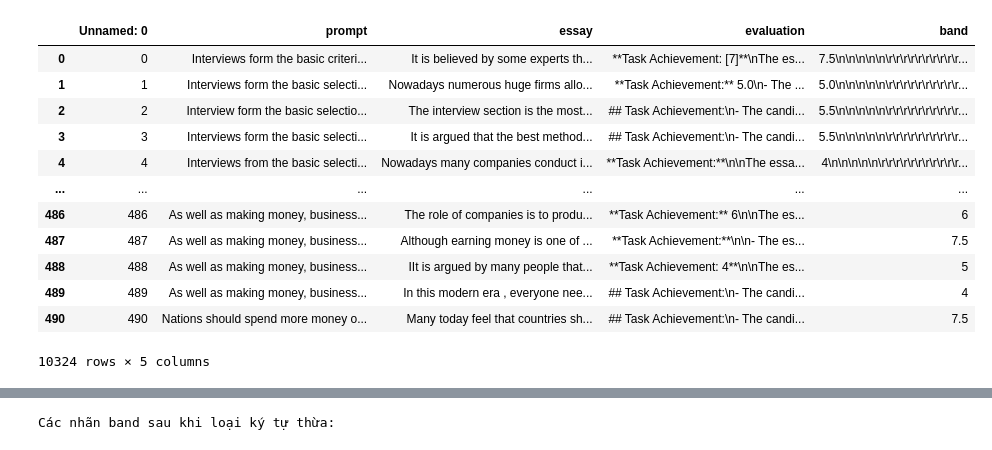
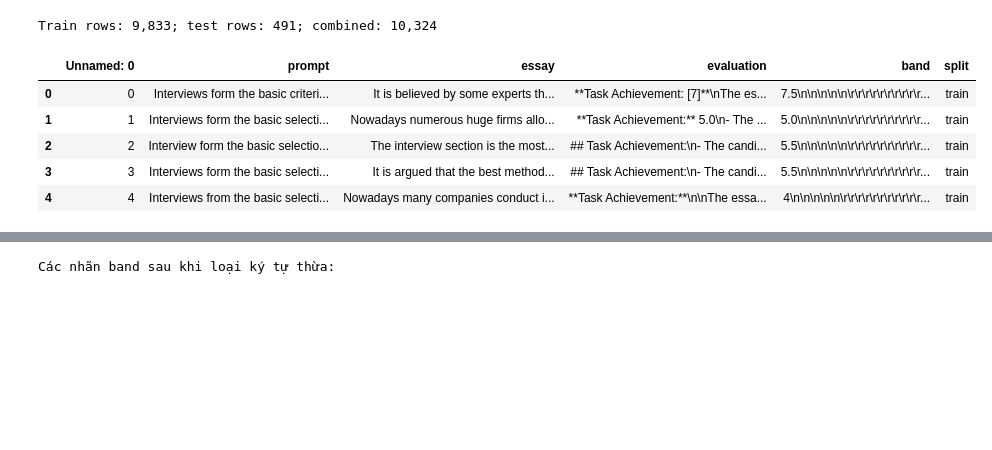
Before and after one commit to Nguen-03/NLP_report, a Jupyter notebook: notebook/EDA.ipynb, the cells around one changed output, grey strips where cells are left out. Drawn from its saved outputs; the diff is of its cells as text; code cells hidden in the pictures; blank space fills up the shorter version.

```diff
--- a/notebook/EDA.ipynb
+++ b/notebook/EDA.ipynb
@@ -1,32 +1,41 @@
 # %%
-RAW = '../data/raw'
-PROCESSED = '../data/processed'
+from pathlib import Path
+
+PROJECT_ROOT = next(
+    (path for path in (Path.cwd(), *Path.cwd().parents)
+     if (path / "data" / "raw" / "train.csv").is_file()),
+    None,
+)
+if PROJECT_ROOT is None:
+    raise FileNotFoundError("Could not locate data/raw/train.csv from the current directory")
+
+RAW = PROJECT_ROOT / "data" / "raw"
+PROCESSED = PROJECT_ROOT / "data" / "processed"
 # %%
-#Cần gom lại vì sẽ có những essay ở tập test trùng với tập train, phân chia tập test theo prompt riêng biệt so với train
-
 import pandas as pd
 
-splits = {'train': 'train.csv', 'test': 'test.csv'}
-# df_train = pd.read_csv("hf://datasets/chillies/IELTS-writing-task-2-evaluation/" + splits["train"])
-df_train = pd.read_csv(f'{RAW}/train.csv')
-df_test = pd.read_csv(f'{RAW}/test.csv')
-# df_test = pd.read_csv("hf://datasets/chillies/IELTS-writing-task-2-evaluation/" + splits["test"])
-all_data = pd.concat([df_train, df_test])
-all_data
-# df_train.to_csv('../data/raw/train.csv')
-# df_test.to_csv('../data/raw/test.csv')
+df_train = pd.read_csv(RAW / "train.csv")
+df_test = pd.read_csv(RAW / "test.csv")
+
+required_columns = {"prompt", "essay", "evaluation", "band"}
+for split_name, frame in (("train", df_train), ("test", df_test)):
+    missing_columns = required_columns.difference(frame.columns)
+    if missing_columns:
+        raise ValueError(f"{split_name} data is missing required columns: {sorted(missing_columns)}")
+
+all_data = pd.concat(
+    [df_train.assign(split="train"), df_test.assign(split="test")],
+
+    ignore_index=True,
+)
+print(f"Train rows: {len(df_train):,}; test rows: {len(df_test):,}; combined: {len(all_data):,}")
+all_data.head()
 # %% [output]
+Train rows: 9,833; test rows: 491; combined: 10,324
-|  | Unnamed: 0 | prompt | essay | evaluation | band |
-| 0 | 0 | Interviews form the basic criteri... | It is believed by some experts th... | **Task Achievement: [7]**\nThe es... | 7.5\n\n\n\n\n\r\r\r\r\r\r\r\r\r\r... |
-| 1 | 1 | Interviews form the basic selecti... | Nowadays numerous huge firms allo... | **Task Achievement:** 5.0\n- The ... | 5.0\n\n\n\n\n\r\r\r\r\r\r\r\r\r\r... |
-| 2 | 2 | Interview form the basic selectio... | The interview section is the most... | ## Task Achievement:\n- The candi... | 5.5\n\n\n\n\n\r\r\r\r\r\r\r\r\r\r... |
-| 3 | 3 | Interviews form the basic selecti... | It is argued that the best method... | ## Task Achievement:\n- The candi... | 5.5\n\n\n\n\n\r\r\r\r\r\r\r\r\r\r... |
-| 4 | 4 | Interviews from the basic selecti... | Nowadays many companies conduct i... | **Task Achievement:**\n\nThe essa... | 4\n\n\n\n\n\r\r\r\r\r\r\r\r\r\r\r... |
-| ... | ... | ... | ... | ... | ... |
-| 486 | 486 | As well as making money, business... | The role of companies is to produ... | **Task Achievement:** 6\n\nThe es... | 6 |
-| 487 | 487 | As well as making money, business... | Although earning money is one of ... | **Task Achievement:**\n\n- The es... | 7.5 |
-| 488 | 488 | As well as making money, business... | IIt is argued by many people that... | **Task Achievement: 4**\n\nThe es... | 5 |
-| 489 | 489 | As well as making money, business... | In this modern era , everyone nee... | ## Task Achievement:\n- The candi... | 4 |
-| 490 | 490 | Nations should spend more money o... | Many today feel that countries sh... | ## Task Achievement:\n- The candi... | 7.5 |
+|  | Unnamed: 0 | prompt | essay | evaluation | band | split |
+| 0 | 0 | Interviews form the basic criteri... | It is believed by some experts th... | **Task Achievement: [7]**\nThe es... | 7.5\n\n\n\n\n\r\r\r\r\r\r\r\r\r\r... | train |
+| 1 | 1 | Interviews form the basic selecti... | Nowadays numerous huge firms allo... | **Task Achievement:** 5.0\n- The ... | 5.0\n\n\n\n\n\r\r\r\r\r\r\r\r\r\r... | train |
+| 2 | 2 | Interview form the basic selectio... | The interview section is the most... | ## Task Achievement:\n- The candi... | 5.5\n\n\n\n\n\r\r\r\r\r\r\r\r\r\r... | train |
+| 3 | 3 | Interviews form the basic selecti... | It is argued that the best method... | ## Task Achievement:\n- The candi... | 5.5\n\n\n\n\n\r\r\r\r\r\r\r\r\r\r... | train |
+| 4 | 4 | Interviews from the basic selecti... | Nowadays many companies conduct i... | **Task Achievement:**\n\nThe essa... | 4\n\n\n\n\n\r\r\r\r\r\r\r\r\r\r\r... | train |
-10324 rows × 5 columns
 # %%
```
Also changed, not shown: parts of 9 cells of this notebook.
